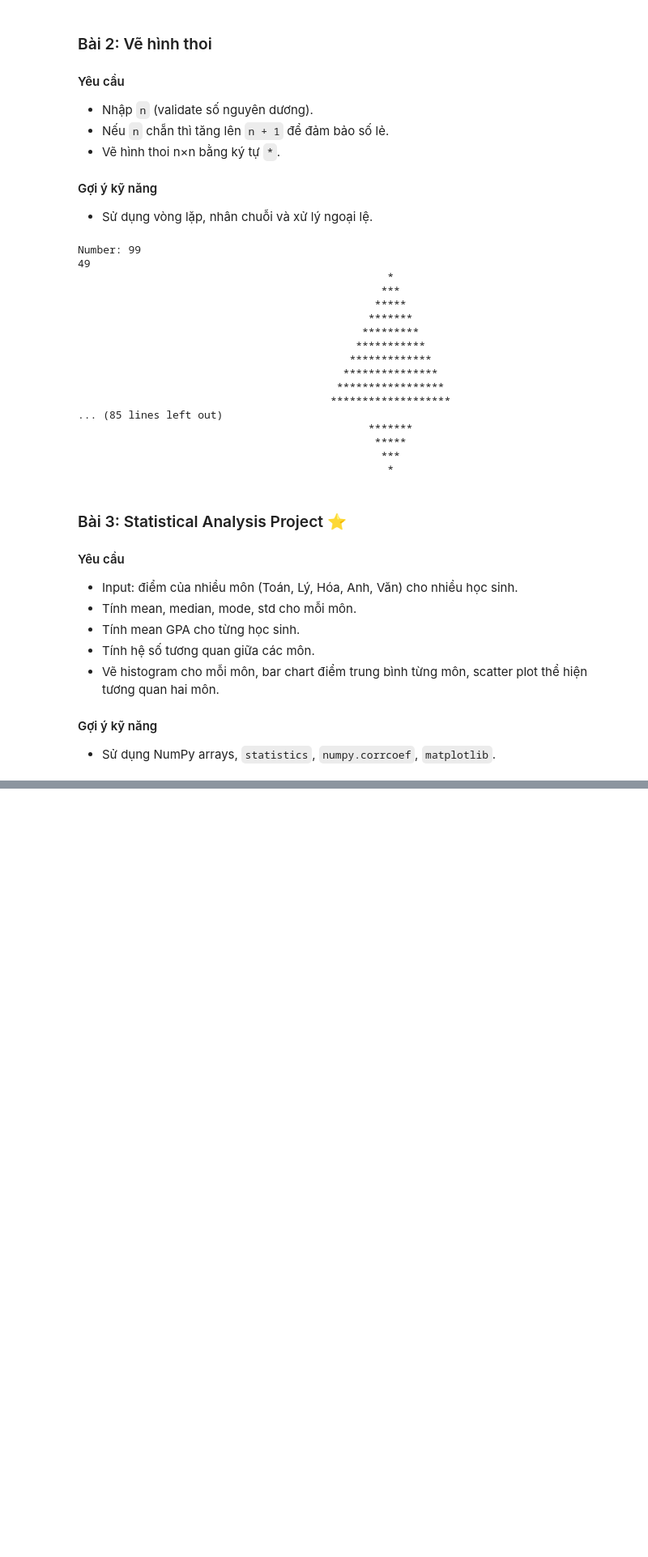
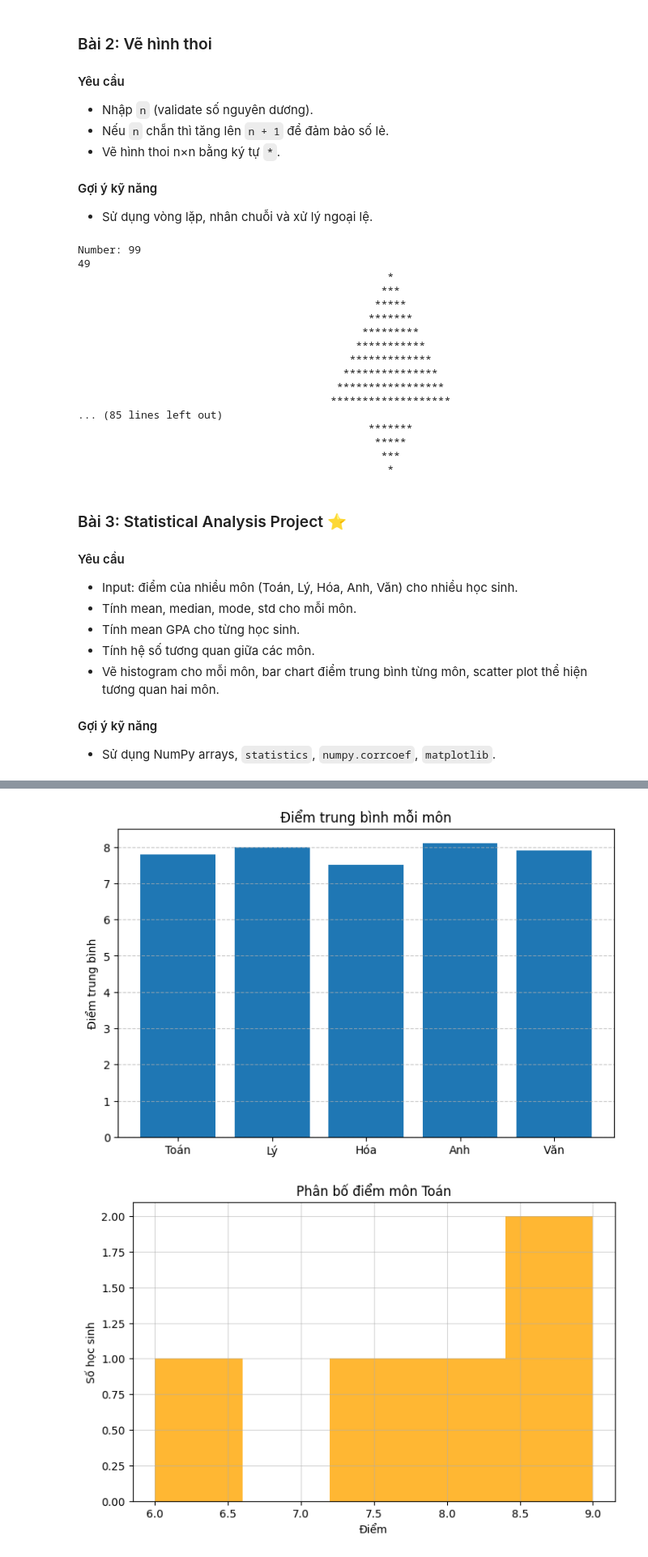
Before and after one commit to Challengeweek-AI-BK-AUTO/BaoTram1312-challenge-AI2526, a Jupyter notebook: python_challenge_week.ipynb, the cells around one changed output, grey strips where cells are left out. Shown: that part at 81% size. Saved outputs shown, nothing was run; the diff lists cells and outputs as text; code cells hidden in the pictures; blank space fills up the shorter version.

```diff
--- a/python_challenge_week.ipynb
+++ b/python_challenge_week.ipynb
@@ -733,0 +719,64 @@ data = np.array([])  # Thay bằng dữ liệu của bạn
+# %%
+import numpy as np
+import matplotlib.pyplot as plt
+from statistics import mode, StatisticsError
+
+subjects = ["Toán", "Lý", "Hóa", "Anh", "Văn"]
+
+data = np.array([
+    [8.5, 7.0, 6.5, 9.0, 8.0],
+    [7.5, 8.0, 7.0, 7.5, 7.0],
+    [9.0, 9.5, 8.5, 8.0, 9.0],
+    [6.0, 7.0, 6.5, 6.5, 7.0],
+    [8.0, 8.5, 9.0, 9.5, 8.5]
+])
+
+mean_scores = np.mean(data, axis=0)
+median_scores = np.median(data, axis=0)
+std_scores = np.std(data, axis=0)
+
+modes = []
+for col in data.T:
+    try:
+        modes.append(mode(col))
+    except StatisticsError:
+        modes.append("Không có mode")
+
+gpa = np.mean(data, axis=1)
+
+corr_matrix = np.corrcoef(data, rowvar=False)
+
+print("THỐNG KÊ TỪNG MÔN:")
+for i, sub in enumerate(subjects):
+    print(f"{sub}: Mean={mean_scores[i]:.2f}, Median={median_scores[i]:.2f}, Std={std_scores[i]:.2f}, Mode={modes[i]}")
+
+print("GPA từng học sinh:")
+for i, g in enumerate(gpa, 1):
+    print(f"Học sinh {i}: {g:.2f}")
+
+print("Ma trận tương quan giữa các môn:")
+print(corr_matrix)
+
+plt.figure(figsize=(8,5))
+plt.bar(subjects, mean_scores)
+plt.title("Điểm trung bình mỗi môn")
+plt.ylabel("Điểm trung bình")
+plt.grid(axis='y', linestyle='--', alpha=0.7)
+plt.show()
+
+plt.figure(figsize=(8,5))
+plt.hist(data[:, 0], bins=5, color='orange', alpha=0.8)
+plt.title("Phân bố điểm môn Toán")
+plt.xlabel("Điểm")
+plt.ylabel("Số học sinh")
+plt.grid(alpha=0.5)
+plt.show()
+
+plt.figure(figsize=(6,5))
+plt.imshow(corr_matrix, cmap='coolwarm', interpolation='nearest')
+plt.colorbar(label='Hệ số tương quan')
+plt.xticks(range(len(subjects)), subjects)
+plt.yticks(range(len(subjects)), subjects)
+plt.title("Ma trận tương quan giữa các môn")
+plt.show()
+# %% [output]
@@ -733,0 +801,2 @@ data = np.array([])  # Thay bằng dữ liệu của bạn
+[figure, added]
+[figure, added]
```
Also changed, not shown: parts of 2 cells of this notebook.
